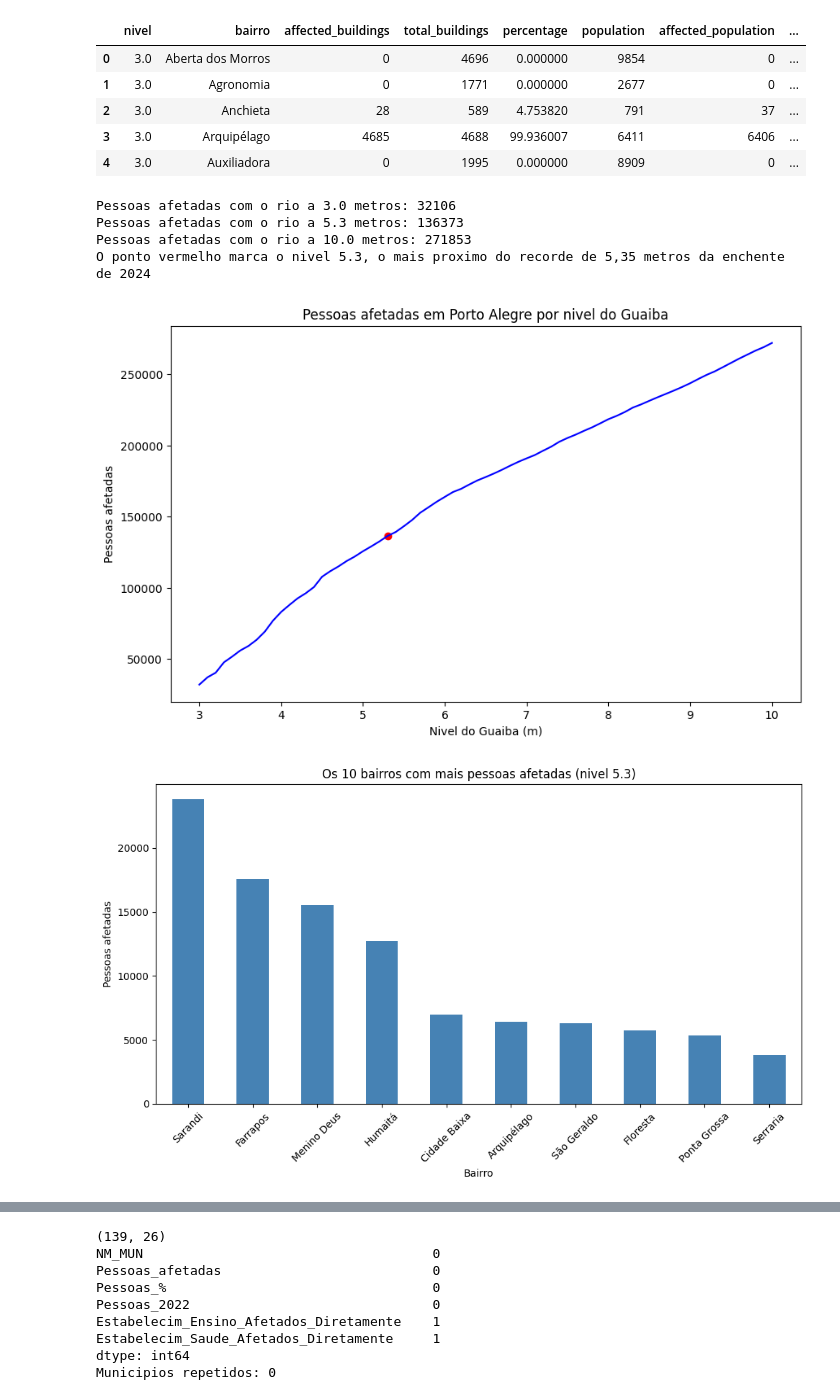
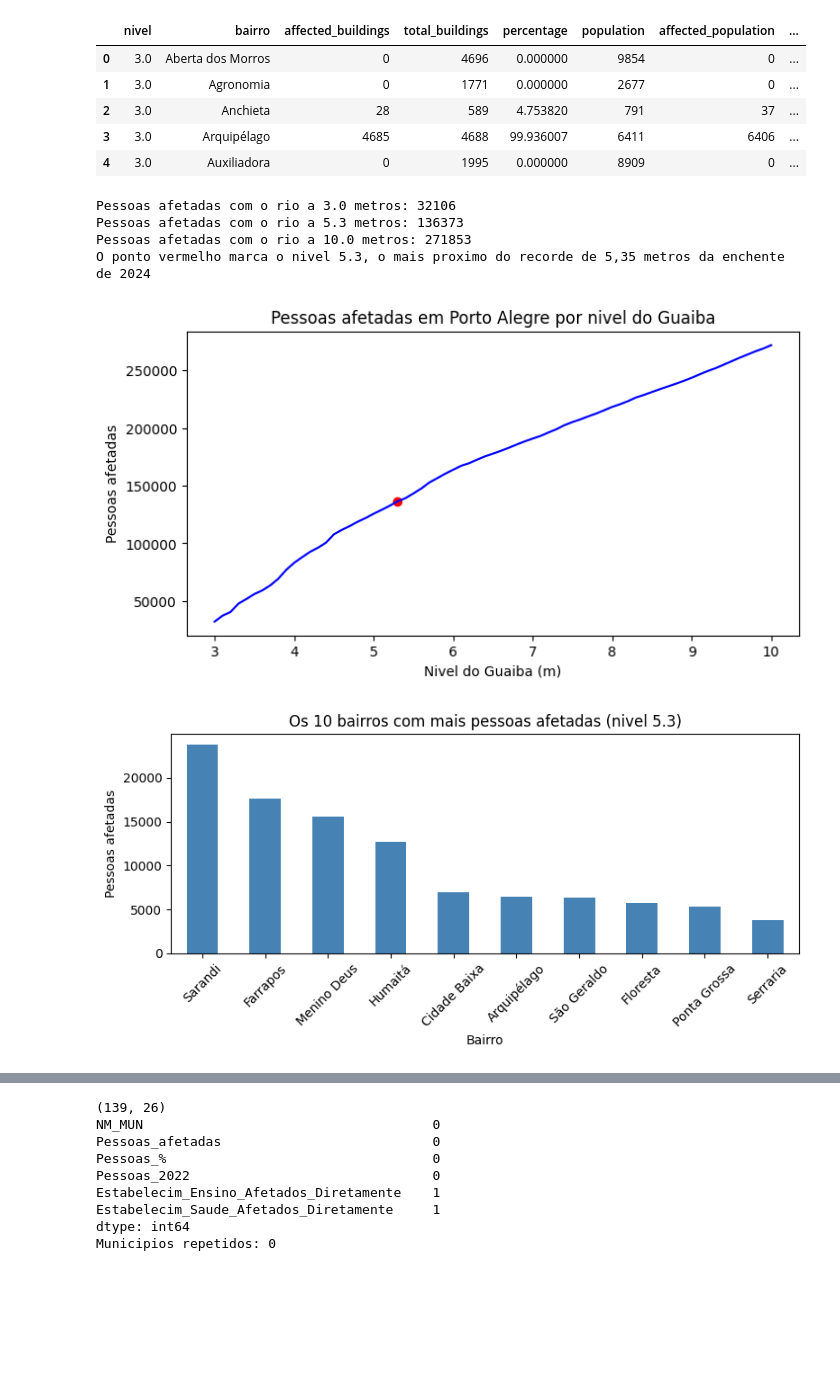
Before and after one commit to SofiaLahham/enchentes-rs-dashboard, a Jupyter notebook: notebooks/eda.ipynb, the cells around one changed output, grey strips where cells are left out. Cells and saved outputs as stored; diff of their text form; code cells hidden in the pictures; blank space fills up the shorter version.

```diff
--- a/notebooks/eda.ipynb
+++ b/notebooks/eda.ipynb
@@ -28,38 +28,38 @@ df.head()
 # %%
 # Gráfico 1: pessoas afetadas em toda a cidade, em cada nível do rio
 # Soma as pessoas afetadas de todos os bairros, separadamente para cada nível
 pessoas_por_nivel = df.groupby("nivel")["affected_population"].sum()
 
 print("Pessoas afetadas com o rio a 3.0 metros:", pessoas_por_nivel.loc[3.0])
 print("Pessoas afetadas com o rio a 5.3 metros:", pessoas_por_nivel.loc[5.3])
 print("Pessoas afetadas com o rio a 10.0 metros:", pessoas_por_nivel.loc[10.0])
 print("O ponto vermelho marca o nivel 5.3, o mais proximo do recorde de 5,35 metros da enchente de 2024")
 
-plt.figure(figsize=(10,6))
+plt.figure(figsize=(8,4))
 pessoas_por_nivel.plot(color="blue")
 plt.scatter(5.3, pessoas_por_nivel.loc[5.3], color="red")   # marca o nível 5.3 no gráfico
 plt.title("Pessoas afetadas em Porto Alegre por nivel do Guaiba")
 plt.xlabel("Nivel do Guaiba (m)")
 plt.ylabel("Pessoas afetadas")
 plt.show()
 
 # O que o gráfico mostra: o número de pessoas afetadas cresce sem parar conforme o rio sobe.
 # Com o rio a 3 metros, são cerca de 32 mil pessoas. No nível 5,3, o mais próximo da enchente de 2024,
 # são cerca de 136 mil pessoas, perto de 10% da população da cidade. Com o rio a 10 metros, passam de 270 mil.
 # Em média, cada metro a mais de água atinge cerca de 34 mil pessoas a mais.
 # %% [output]
 Pessoas afetadas com o rio a 3.0 metros: 32106
 Pessoas afetadas com o rio a 5.3 metros: 136373
 Pessoas afetadas com o rio a 10.0 metros: 271853
 O ponto vermelho marca o nivel 5.3, o mais proximo do recorde de 5,35 metros da enchente de 2024
-[figure, old version]
+[figure, new version]
 # %%
 # Gráfico 2: ranking dos 10 bairros com mais pessoas afetadas no nível 5.3, o mais próximo da enchente de 2024
 nivel_5_3 = df[df["nivel"] == 5.3]                                              # separa as linhas do nível 5.3
 pessoas_por_bairro = nivel_5_3.groupby("bairro")["affected_population"].sum()  # pessoas afetadas em cada bairro
 ranking = pessoas_por_bairro.sort_values(ascending=False).iloc[0:10]           # ordena do maior para o menor e pega os 10 primeiros
 
-plt.figure(figsize=(10,6))
+plt.figure(figsize=(8,4))
 ranking.plot(kind="bar", color="steelblue")
 plt.title("Os 10 bairros com mais pessoas afetadas (nivel 5.3)")
 plt.xlabel("Bairro")
@@ -72,7 +72,7 @@ plt.show()
 # seguido de Farrapos e Menino Deus. O Sarandi lidera por ser um bairro muito populoso,
 # mesmo com menos da metade dos prédios alagados. Já Farrapos e Humaitá aparecem no topo porque ficam totalmente alagados.
 # %% [output]
-[figure, old version]
+[figure, new version]
 # %%
 # Gráfico 3: porcentagem de prédios alagados em cada bairro atingido, no nível 5.3
 bairros_atingidos = nivel_5_3[nivel_5_3["percentage"] > 0]                         # só os bairros com pelo menos um prédio alagado
```
Also changed, not shown: parts of 7 cells of this notebook, 1 other file.
